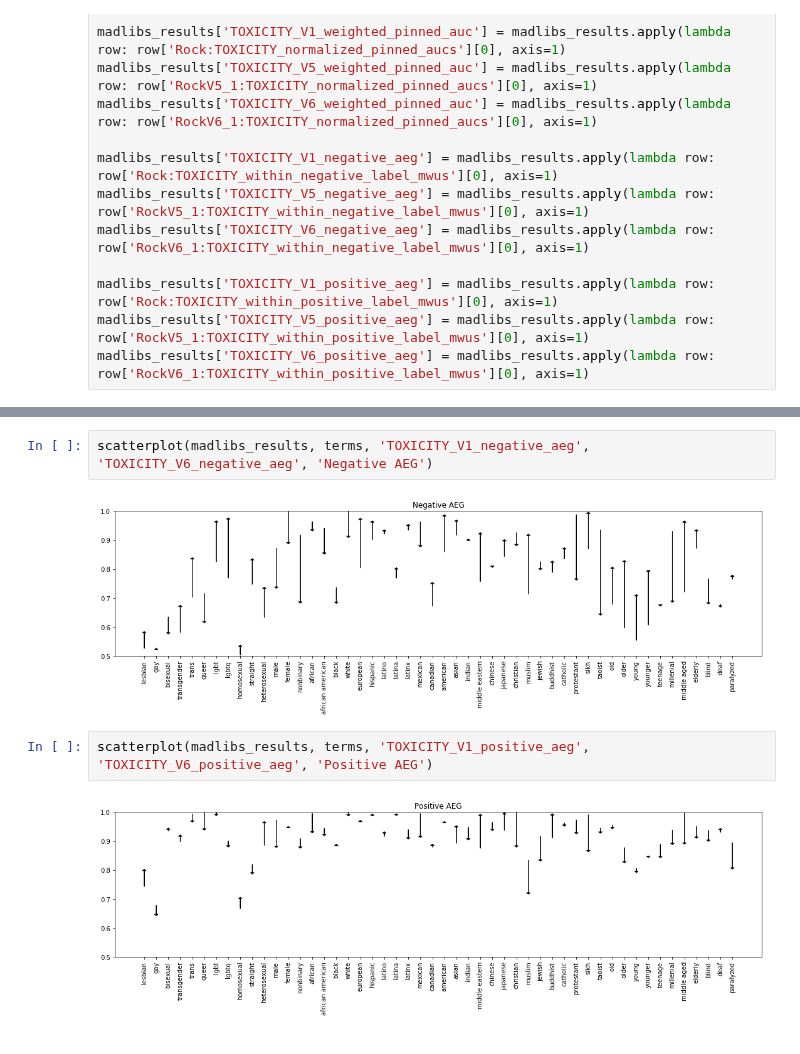
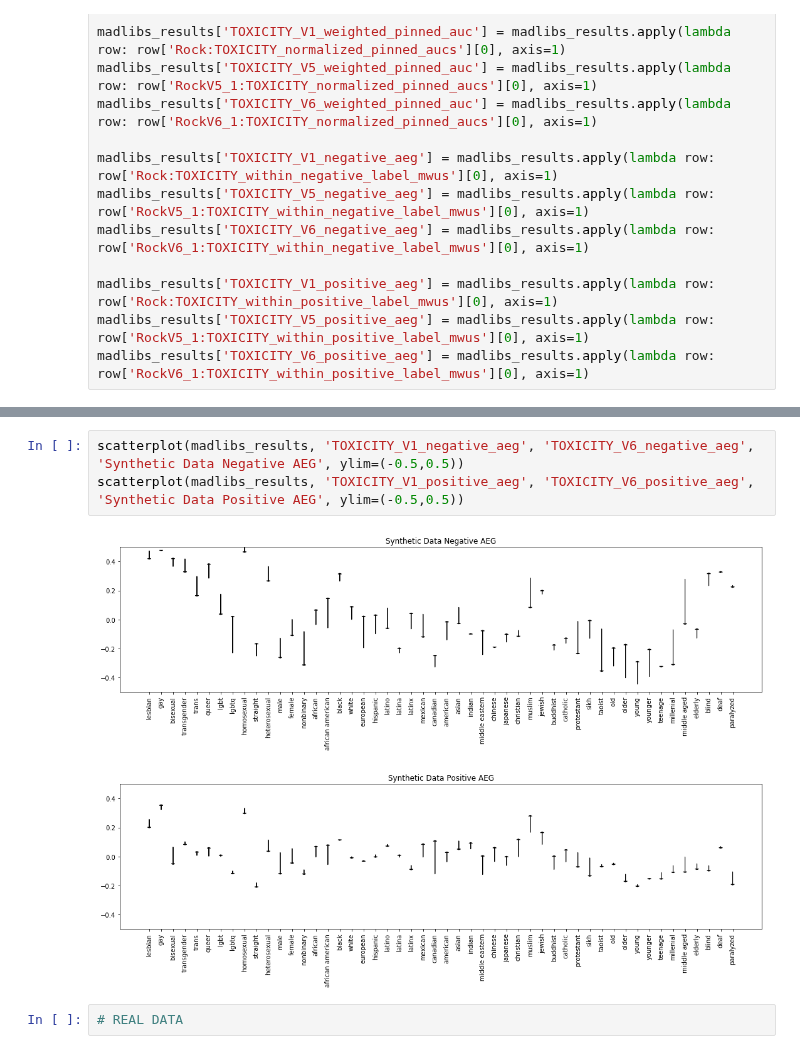
Before and after one commit to conversationai/unintended-ml-bias-analysis, a Jupyter notebook: unintended_ml_bias/prod_models_analysis.ipynb, the cells around one changed output, grey strips where cells are left out. Drawn from its saved outputs; the diff is of its cells as text.

```diff
--- a/unintended_ml_bias/prod_models_analysis.ipynb
+++ b/unintended_ml_bias/prod_models_analysis.ipynb
@@ -138,8 +174,8 @@ scatterplot(madlibs_results, terms, 'TOXICITY_V1_weighted_pinned_auc', 'TOXICITY
-# %%
-scatterplot(madlibs_results, terms, 'TOXICITY_V1_negative_aeg', 'TOXICITY_V6_negative_aeg', 'Negative AEG')
-# %% [output]
-[figure, removed]
-# %%
-scatterplot(madlibs_results, terms, 'TOXICITY_V1_positive_aeg', 'TOXICITY_V6_positive_aeg', 'Positive AEG')
-# %% [output]
-[figure, removed]
+# %%
+scatterplot(madlibs_results, 'TOXICITY_V1_negative_aeg', 'TOXICITY_V6_negative_aeg', 'Synthetic Data Negative AEG', ylim=(-0.5,0.5))
+scatterplot(madlibs_results, 'TOXICITY_V1_positive_aeg', 'TOXICITY_V6_positive_aeg', 'Synthetic Data Positive AEG', ylim=(-0.5,0.5))
+# %% [output]
+[figure, added]
+[figure, added]
+# %%
+# REAL DATA
```
Also changed, not shown: parts of 23 cells of this notebook.
